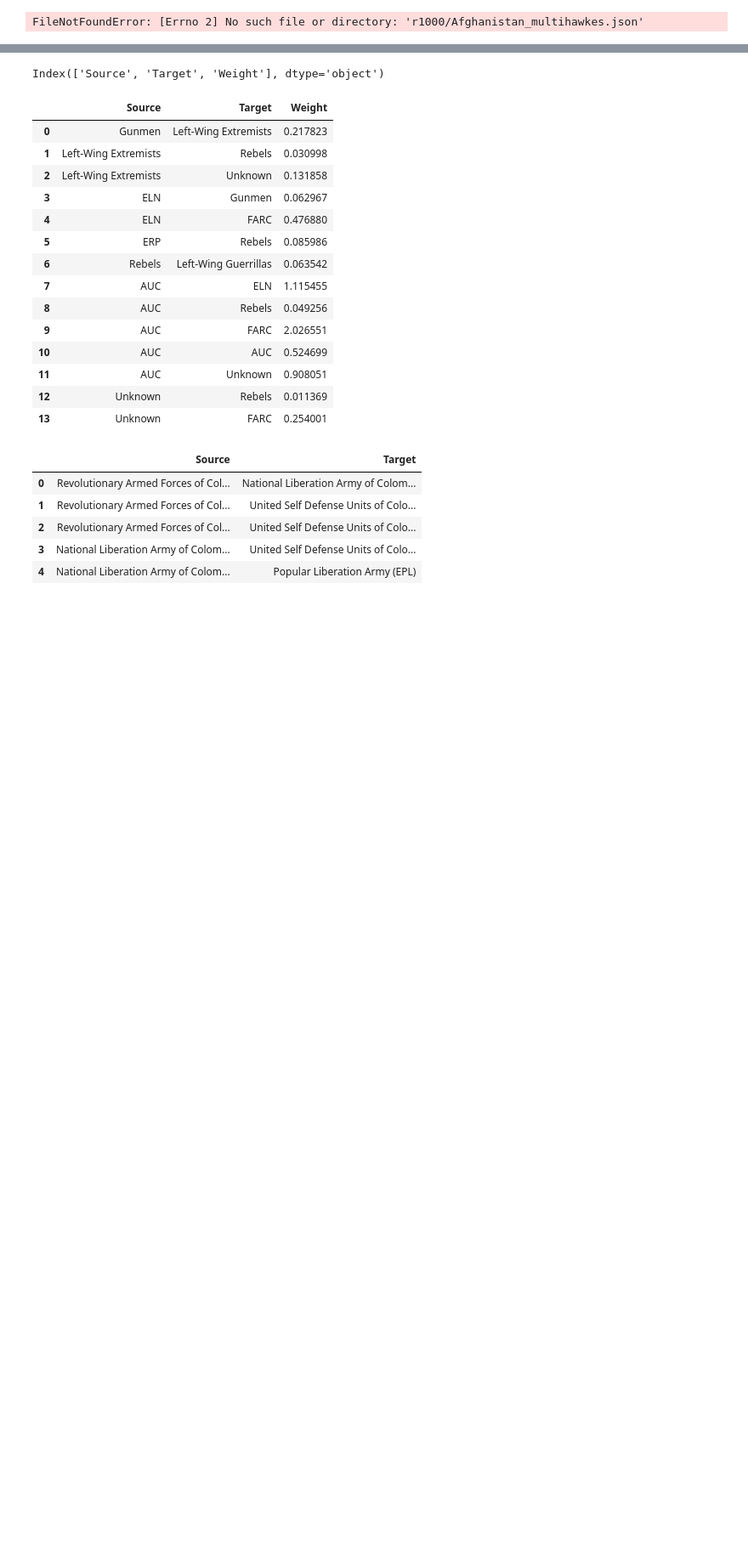
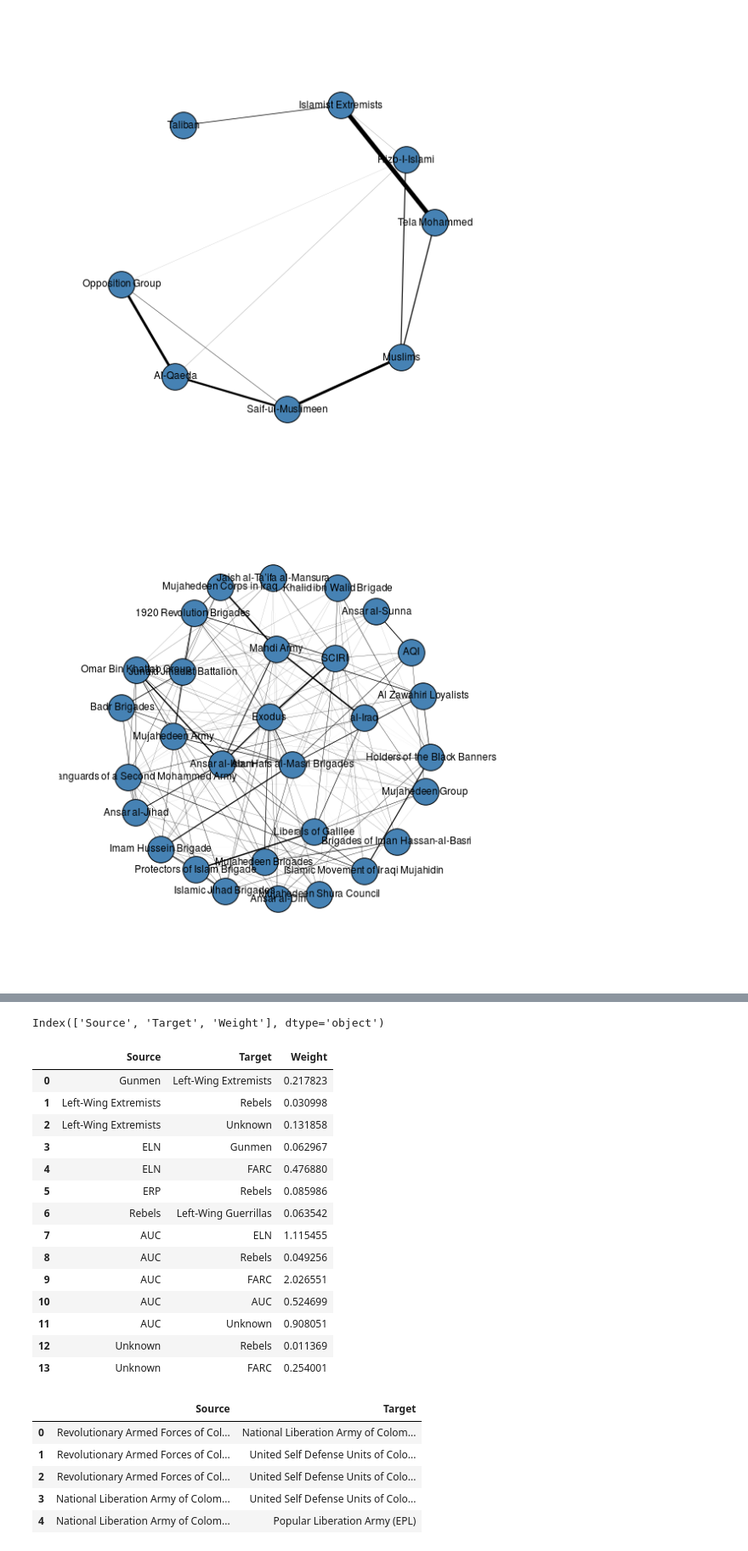
Before and after one commit to adamrpah/BIGSSS-Terror, a Jupyter notebook: analytics/code/multihawkes/multihawkes_analysis.ipynb, the cells around one changed output, grey strips where cells are left out. Shown at 85% size. Drawn from its saved outputs; the diff is of its cells as text; code cells hidden in the pictures; blank space fills up the shorter version.

```diff
--- a/analytics/code/multihawkes/multihawkes_analysis.ipynb
+++ b/analytics/code/multihawkes/multihawkes_analysis.ipynb
@@ -19,38 +19,39 @@ node_trans['nx_name'] = node_trans.AbmGTDname.apply(name_cleaner)
 
 for country in ['Afghanistan', 'Iraq', 'Colombia']:
     #Load the multihawkes results
-    multi = json.load( open('r1000/%s_multihawkes.json' % country) )
+    multi = json.load( open('../../results/multihawkes/r1000_data/v1/%s_multihawkes.json' % country) )
     #Get the names
     temp = pd.read_csv('../../data/%s_multihawkes_data.csv' % country, index_col=0)
     names = temp.iloc[:, 1:].columns.values.tolist()
     #recreate the network
     edges = []
     for gname in names:
         for i, w in enumerate(multi[gname]['W']):
             if w!=0:
                 edges.append([name_cleaner(gname), name_cleaner(names[i]), w])
     #Write the network
     with open('../../results/multihawkes/r1000/%s_edges.csv' % country, 'w') as wfile:
         print('Source,Target,Weight', file=wfile)
         for i,j,w in edges:
             print('%s,%s,%f' % (i, j, w), file=wfile)
     G = nx.Graph()
     G.add_weighted_edges_from(edges)
     #Create the nodelist
     nodelist = set(node_trans[node_trans.country_txt == country].nx_name.values.tolist()).intersection(G.nodes())
     #Subset the graph
     sG = G.subgraph(nodelist)
     fig = plt.figure(figsize=(8,8))
     ax = fig.add_subplot(111)
     weights = [sG[u][v]['weight']*5 for u,v in sG.edges()]
     pos = nx.spring_layout(sG)
     nx.draw(sG, pos=pos, node_size=1000,
             nodelist = nodelist,
             arrows=True,
             arrowstyle='>', with_labels=True,
             node_color='steelblue', width=weights, ax=ax)
     plt.tight_layout()
     plt.savefig('../../results/multihawkes/r1000/%s.eps' % country)
     plt.savefig('../../results/multihawkes/r1000/%s.png' % country)
 # %% [output]
-FileNotFoundError: [Errno 2] No such file or directory: 'r1000/Afghanistan_multihawkes.json'
+[figure, added]
+[figure, added]
```
Also changed, not shown: parts of 1 cell of this notebook, 2 other files.
